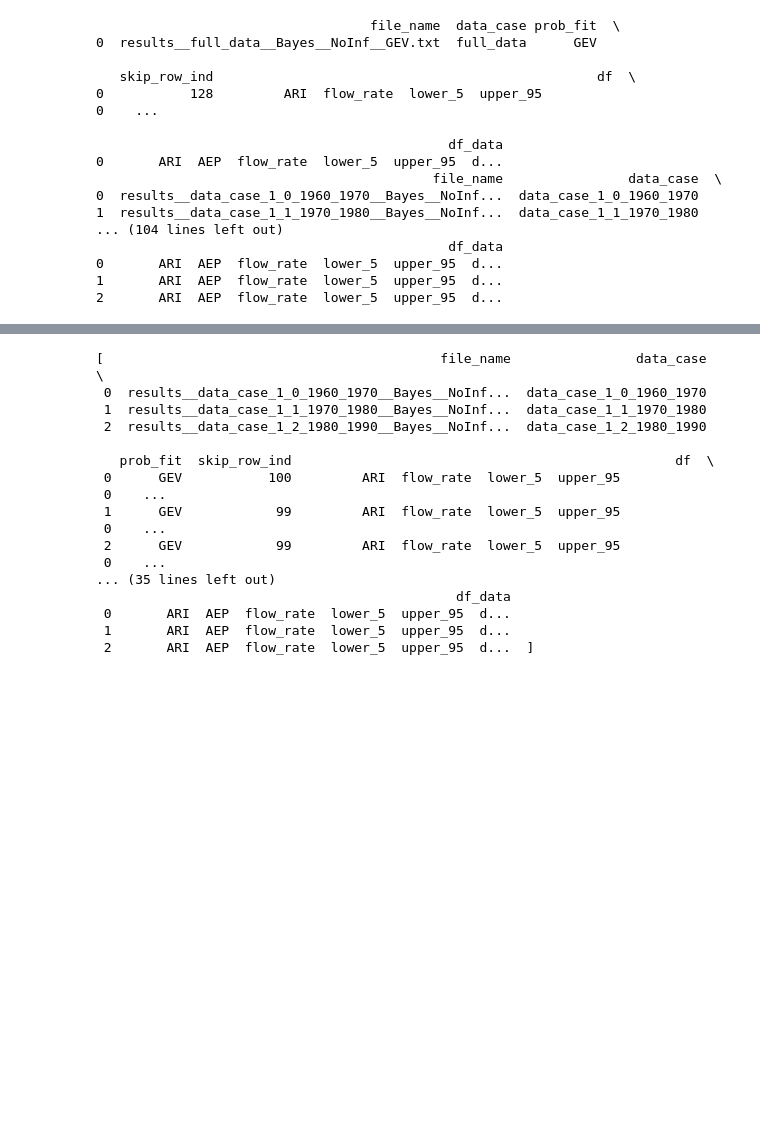
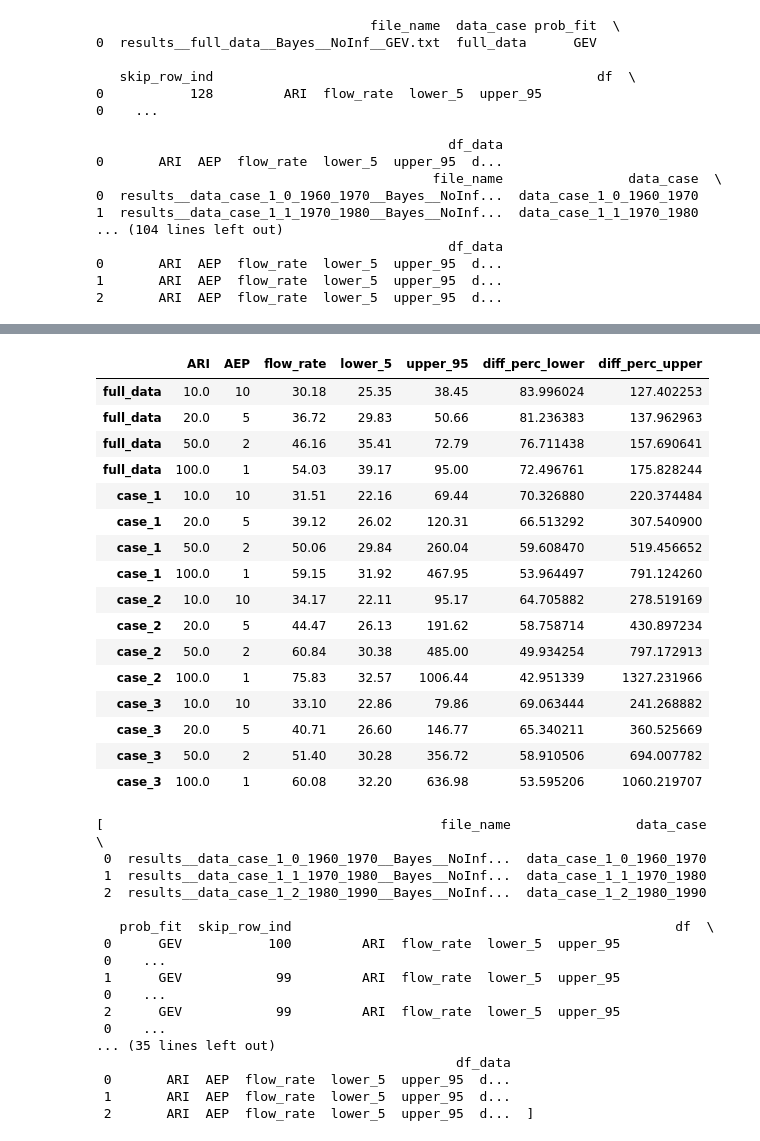
Before and after one commit to Holger-Paxi/Flood_Estimation, a Jupyter notebook: Assignment_1/Assignment_1__2nd.ipynb, the cells around one changed output, grey strips where cells are left out. Cells and saved outputs as stored; diff of their text form; code cells hidden in the pictures; blank space fills up the shorter version.

```diff
--- a/Assignment_1/Assignment_1__2nd.ipynb
+++ b/Assignment_1/Assignment_1__2nd.ipynb
@@ -298,0 +376,4 @@ ValueError: Length mismatch: Expected axis has 6 elements, new values have 1 ele
+# %%
+# results_GEV_full.df_data[0].index = pd.MultiIndex.from_product(iterables=[['full_data'], results_GEV_full.df_data[0].index])
+results_GEV_full.df_data[0].index = pd.Index(data=['full_data']*len(results_GEV_full.df_data[0].index))
+results_GEV_full.df_data[0]
@@ -298,0 +386,3 @@ ValueError: Length mismatch: Expected axis has 6 elements, new values have 1 ele
+# %%
+results_GEV_c1.df_data[0].index = pd.Index(data=['case_1']*len(results_GEV_c1.df_data[0].index))
+results_GEV_c1.df_data[0]
@@ -298,0 +395,3 @@ ValueError: Length mismatch: Expected axis has 6 elements, new values have 1 ele
+# %%
+results_GEV_c2.df_data[0].index = pd.Index(data=['case_2']*len(results_GEV_c2.df_data[0].index))
+results_GEV_c2.df_data[0]
@@ -298,0 +404,3 @@ ValueError: Length mismatch: Expected axis has 6 elements, new values have 1 ele
+# %%
+results_GEV_c3.df_data[0].index = pd.Index(data=['case_3']*len(results_GEV_c3.df_data[0].index))
+results_GEV_c3.df_data[0]
@@ -299,3 +413,23 @@ ValueError: Length mismatch: Expected axis has 6 elements, new values have 1 ele
+# %%
+pd.concat(objs=[results_GEV_full.df_data[0], results_GEV_c1.df_data[0], results_GEV_c2.df_data[0], results_GEV_c3.df_data[0]])
+# %% [output]
+|  | ARI | AEP | flow_rate | lower_5 | upper_95 | diff_perc_lower | diff_perc_upper |
+| full_data | 10.0 | 10 | 30.18 | 25.35 | 38.45 | 83.996024 | 127.402253 |
+| full_data | 20.0 | 5 | 36.72 | 29.83 | 50.66 | 81.236383 | 137.962963 |
+| full_data | 50.0 | 2 | 46.16 | 35.41 | 72.79 | 76.711438 | 157.690641 |
+| full_data | 100.0 | 1 | 54.03 | 39.17 | 95.00 | 72.496761 | 175.828244 |
+| case_1 | 10.0 | 10 | 31.51 | 22.16 | 69.44 | 70.326880 | 220.374484 |
+| case_1 | 20.0 | 5 | 39.12 | 26.02 | 120.31 | 66.513292 | 307.540900 |
+| case_1 | 50.0 | 2 | 50.06 | 29.84 | 260.04 | 59.608470 | 519.456652 |
+| case_1 | 100.0 | 1 | 59.15 | 31.92 | 467.95 | 53.964497 | 791.124260 |
+| case_2 | 10.0 | 10 | 34.17 | 22.11 | 95.17 | 64.705882 | 278.519169 |
+| case_2 | 20.0 | 5 | 44.47 | 26.13 | 191.62 | 58.758714 | 430.897234 |
+| case_2 | 50.0 | 2 | 60.84 | 30.38 | 485.00 | 49.934254 | 797.172913 |
+| case_2 | 100.0 | 1 | 75.83 | 32.57 | 1006.44 | 42.951339 | 1327.231966 |
+| case_3 | 10.0 | 10 | 33.10 | 22.86 | 79.86 | 69.063444 | 241.268882 |
+| case_3 | 20.0 | 5 | 40.71 | 26.60 | 146.77 | 65.340211 | 360.525669 |
+| case_3 | 50.0 | 2 | 51.40 | 30.28 | 356.72 | 58.910506 | 694.007782 |
+| case_3 | 100.0 | 1 | 60.08 | 32.20 | 636.98 | 53.595206 | 1060.219707 |
 # %%
 [results_GEV_c1, results_GEV_c2, results_GEV_c3]
 # %% [output]
```
Also changed, not shown: parts of 15 cells of this notebook.
